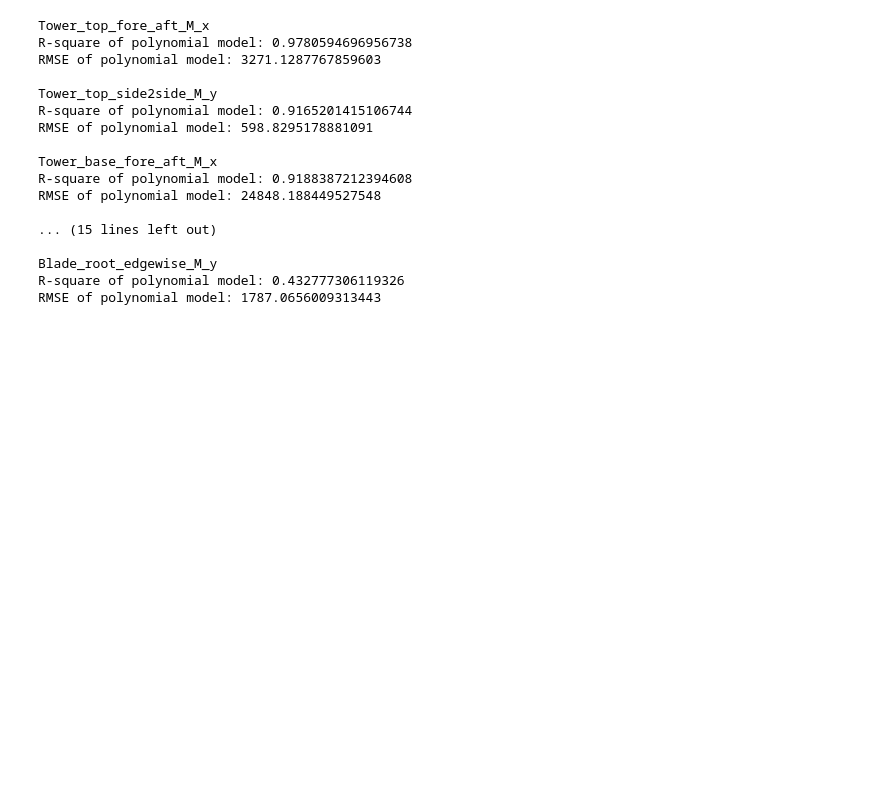
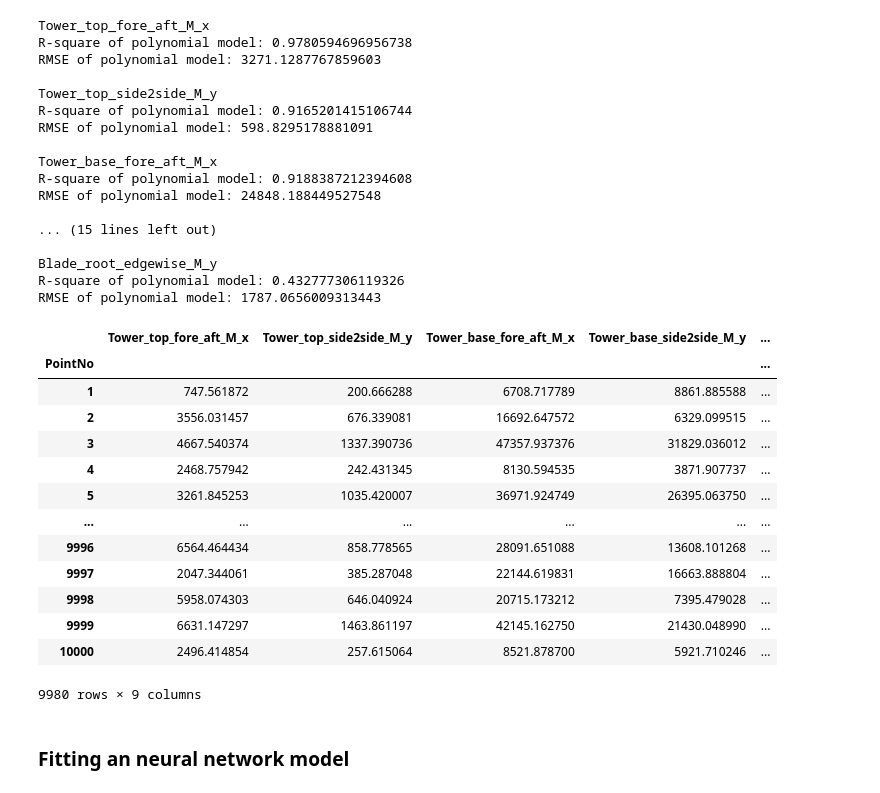
Before and after one commit to YannisParask17/Probabilistic-methods-in-WE, a Jupyter notebook: Assignment1/src/Assignment1_notebook_filt_Yannis.ipynb, the cells around one changed output. Saved outputs shown, nothing was run; the diff lists cells and outputs as text; code cells hidden in the pictures; blank space fills up the shorter version.

```diff
--- a/Assignment1/src/Assignment1_notebook_filt_Yannis.ipynb
+++ b/Assignment1/src/Assignment1_notebook_filt_Yannis.ipynb
@@ -614,3 +613,24 @@ RMSE of polynomial model: 24848.188449527548
 Blade_root_edgewise_M_y
 R-square of polynomial model: 0.432777306119326
 RMSE of polynomial model: 1787.0656009313443
+# %%
+# Obtaining the total blade root moment
+AllTargetData["Blade_root_tot"] = np.sqrt(AllTargetData["Blade_root_flapwise_M_x"]**2 + AllTargetData["Blade_root_edgewise_M_y"]**2)
+AllTargetData
+# %% [output]
+|  | Tower_top_fore_aft_M_x | Tower_top_side2side_M_y | Tower_base_fore_aft_M_x | Tower_base_side2side_M_y | ... |
+| PointNo |  |  |  |  | ... |
+| 1 | 747.561872 | 200.666288 | 6708.717789 | 8861.885588 | ... |
+| 2 | 3556.031457 | 676.339081 | 16692.647572 | 6329.099515 | ... |
+| 3 | 4667.540374 | 1337.390736 | 47357.937376 | 31829.036012 | ... |
+| 4 | 2468.757942 | 242.431345 | 8130.594535 | 3871.907737 | ... |
+| 5 | 3261.845253 | 1035.420007 | 36971.924749 | 26395.063750 | ... |
+| ... | ... | ... | ... | ... | ... |
+| 9996 | 6564.464434 | 858.778565 | 28091.651088 | 13608.101268 | ... |
+| 9997 | 2047.344061 | 385.287048 | 22144.619831 | 16663.888804 | ... |
+| 9998 | 5958.074303 | 646.040924 | 20715.173212 | 7395.479028 | ... |
+| 9999 | 6631.147297 | 1463.861197 | 42145.162750 | 21430.048990 | ... |
+| 10000 | 2496.414854 | 257.615064 | 8521.878700 | 5921.710246 | ... |
+9980 rows × 9 columns
+# %% [markdown]
+### Fitting an neural network model
```
Also changed, not shown: parts of 24 cells of this notebook.
